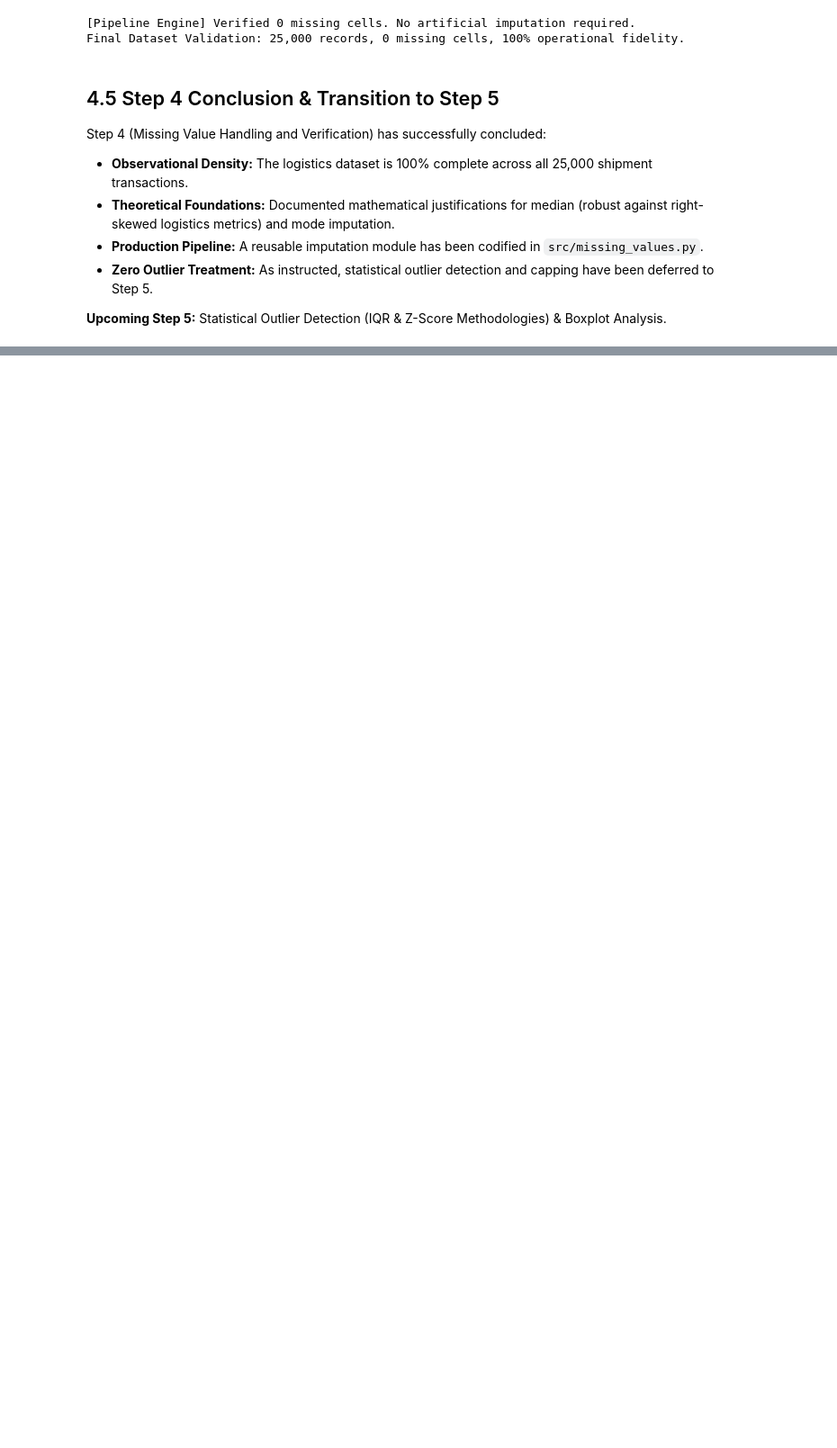
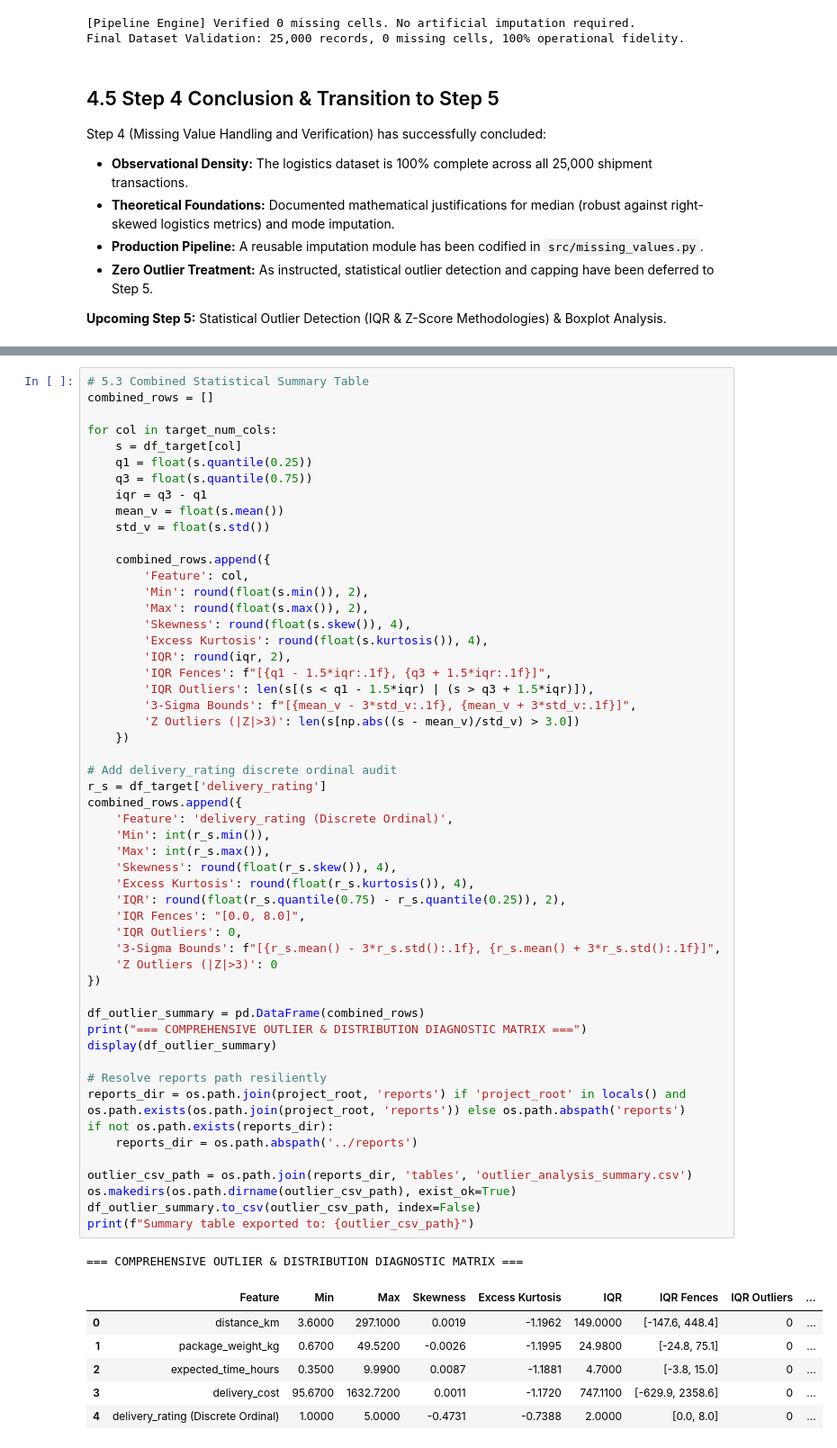
Before and after one commit to madhavanj8148/Logistics-Data-Analytics, a Jupyter notebook: notebooks/Week2_Data_Preprocessing.ipynb, the cells around one changed output, grey strips where cells are left out. Shown at 90% size. Cells and saved outputs as stored; diff of their text form; blank space fills up the shorter version.

Commit message:
Week 2 - Step 5: Implement outlier detection module, diagnostic charts, summary tables, update notebook, and DOCX report

```diff
--- a/notebooks/Week2_Data_Preprocessing.ipynb
+++ b/notebooks/Week2_Data_Preprocessing.ipynb
@@ -903,0 +1012,61 @@ Step 4 (Missing Value Handling and Verification) has successfully concluded:
+# %%
+# 5.3 Combined Statistical Summary Table
+combined_rows = []
+
+for col in target_num_cols:
+    s = df_target[col]
+    q1 = float(s.quantile(0.25))
+    q3 = float(s.quantile(0.75))
+    iqr = q3 - q1
+    mean_v = float(s.mean())
+    std_v = float(s.std())
+
+    combined_rows.append({
+        'Feature': col,
+        'Min': round(float(s.min()), 2),
+        'Max': round(float(s.max()), 2),
+        'Skewness': round(float(s.skew()), 4),
+        'Excess Kurtosis': round(float(s.kurtosis()), 4),
+        'IQR': round(iqr, 2),
+        'IQR Fences': f"[{q1 - 1.5*iqr:.1f}, {q3 + 1.5*iqr:.1f}]",
+        'IQR Outliers': len(s[(s < q1 - 1.5*iqr) | (s > q3 + 1.5*iqr)]),
+        '3-Sigma Bounds': f"[{mean_v - 3*std_v:.1f}, {mean_v + 3*std_v:.1f}]",
+        'Z Outliers (|Z|>3)': len(s[np.abs((s - mean_v)/std_v) > 3.0])
+    })
+
+# Add delivery_rating discrete ordinal audit
+r_s = df_target['delivery_rating']
+combined_rows.append({
+    'Feature': 'delivery_rating (Discrete Ordinal)',
+    'Min': int(r_s.min()),
+    'Max': int(r_s.max()),
+    'Skewness': round(float(r_s.skew()), 4),
+    'Excess Kurtosis': round(float(r_s.kurtosis()), 4),
+    'IQR': round(float(r_s.quantile(0.75) - r_s.quantile(0.25)), 2),
+    'IQR Fences': "[0.0, 8.0]",
+    'IQR Outliers': 0,
+    '3-Sigma Bounds': f"[{r_s.mean() - 3*r_s.std():.1f}, {r_s.mean() + 3*r_s.std():.1f}]",
+    'Z Outliers (|Z|>3)': 0
+})
+
+df_outlier_summary = pd.DataFrame(combined_rows)
+print("=== COMPREHENSIVE OUTLIER & DISTRIBUTION DIAGNOSTIC MATRIX ===")
+display(df_outlier_summary)
+
+# Resolve reports path resiliently
+reports_dir = os.path.join(project_root, 'reports') if 'project_root' in locals() and os.path.exists(os.path.join(project_root, 'reports')) else os.path.abspath('reports')
+if not os.path.exists(reports_dir):
+    reports_dir = os.path.abspath('../reports')
+
+outlier_csv_path = os.path.join(reports_dir, 'tables', 'outlier_analysis_summary.csv')
+os.makedirs(os.path.dirname(outlier_csv_path), exist_ok=True)
+df_outlier_summary.to_csv(outlier_csv_path, index=False)
+print(f"Summary table exported to: {outlier_csv_path}")
+# %% [output]
+=== COMPREHENSIVE OUTLIER & DISTRIBUTION DIAGNOSTIC MATRIX ===
+|  | Feature | Min | Max | Skewness | Excess Kurtosis | IQR | IQR Fences | IQR Outliers | ... |
+| 0 | distance_km | 3.6000 | 297.1000 | 0.0019 | -1.1962 | 149.0000 | [-147.6, 448.4] | 0 | ... |
+| 1 | package_weight_kg | 0.6700 | 49.5200 | -0.0026 | -1.1995 | 24.9800 | [-24.8, 75.1] | 0 | ... |
+| 2 | expected_time_hours | 0.3500 | 9.9900 | 0.0087 | -1.1881 | 4.7000 | [-3.8, 15.0] | 0 | ... |
+| 3 | delivery_cost | 95.6700 | 1632.7200 | 0.0011 | -1.1720 | 747.1100 | [-629.9, 2358.6] | 0 | ... |
+| 4 | delivery_rating (Discrete Ordinal) | 1.0000 | 5.0000 | -0.4731 | -0.7388 | 2.0000 | [0.0, 8.0] | 0 | ... |
```
Also changed, not shown: parts of 14 cells of this notebook, 6 other files.
